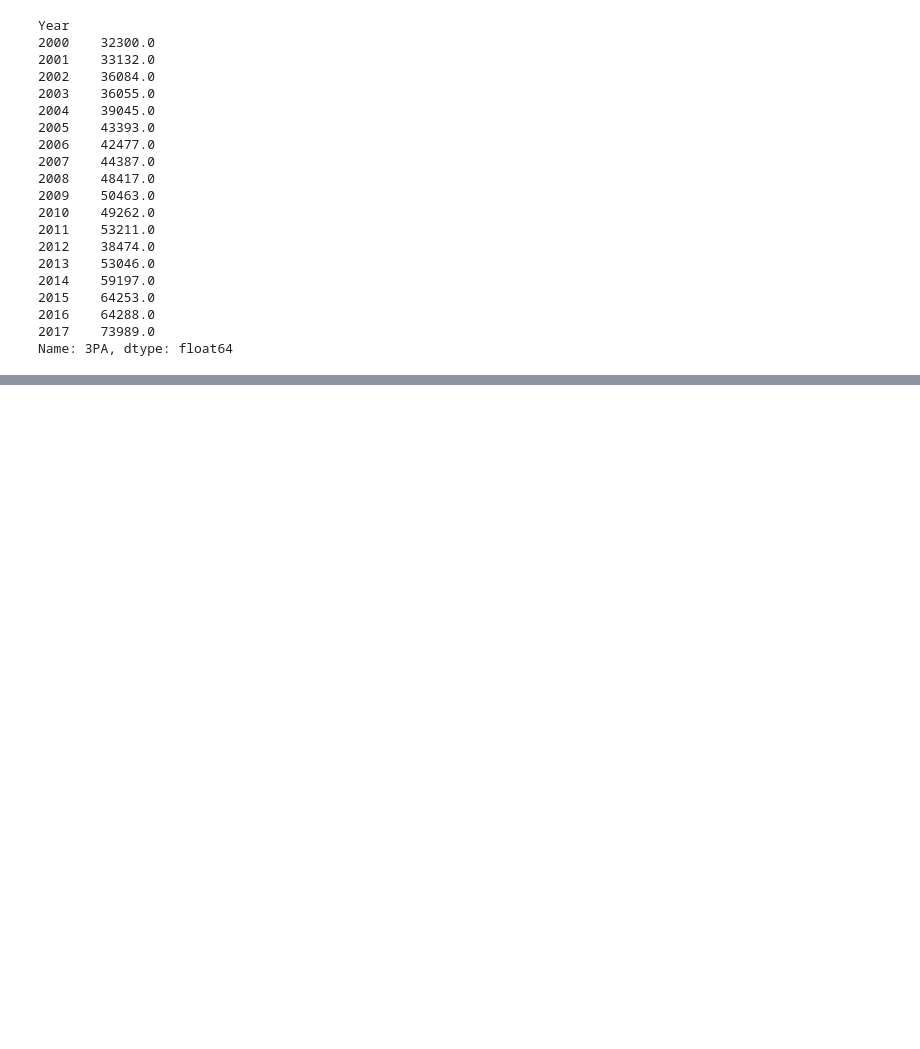
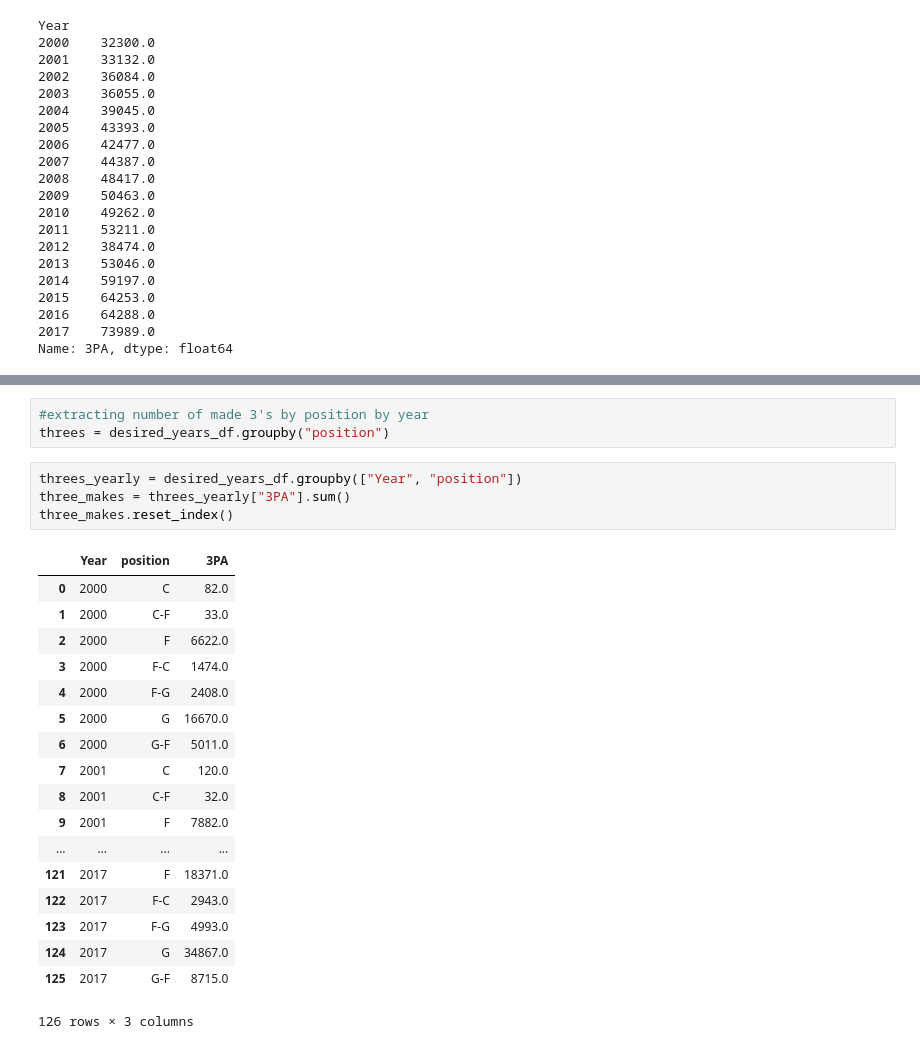
Before and after one commit to logan7734/Project1_repo, a Jupyter notebook: Logan_Main.ipynb, the cells around one changed output, grey strips where cells are left out. Drawn from its saved outputs; the diff is of its cells as text; blank space fills up the shorter version.

```diff
--- a/Logan_Main.ipynb
+++ b/Logan_Main.ipynb
@@ -574,0 +625,26 @@ Name: 3PA, dtype: float64
+# %%
+#extracting number of made 3's by position by year
+threes = desired_years_df.groupby("position")
+# %%
+threes_yearly = desired_years_df.groupby(["Year", "position"])
+three_makes = threes_yearly["3PA"].sum()
+three_makes.reset_index()
+# %% [output]
+|  | Year | position | 3PA |
+| 0 | 2000 | C | 82.0 |
+| 1 | 2000 | C-F | 33.0 |
+| 2 | 2000 | F | 6622.0 |
+| 3 | 2000 | F-C | 1474.0 |
+| 4 | 2000 | F-G | 2408.0 |
+| 5 | 2000 | G | 16670.0 |
+| 6 | 2000 | G-F | 5011.0 |
+| 7 | 2001 | C | 120.0 |
+| 8 | 2001 | C-F | 32.0 |
+| 9 | 2001 | F | 7882.0 |
+| ... | ... | ... | ... |
+| 121 | 2017 | F | 18371.0 |
+| 122 | 2017 | F-C | 2943.0 |
+| 123 | 2017 | F-G | 4993.0 |
+| 124 | 2017 | G | 34867.0 |
+| 125 | 2017 | G-F | 8715.0 |
+126 rows × 3 columns
```
Also changed, not shown: parts of 5 cells of this notebook.
